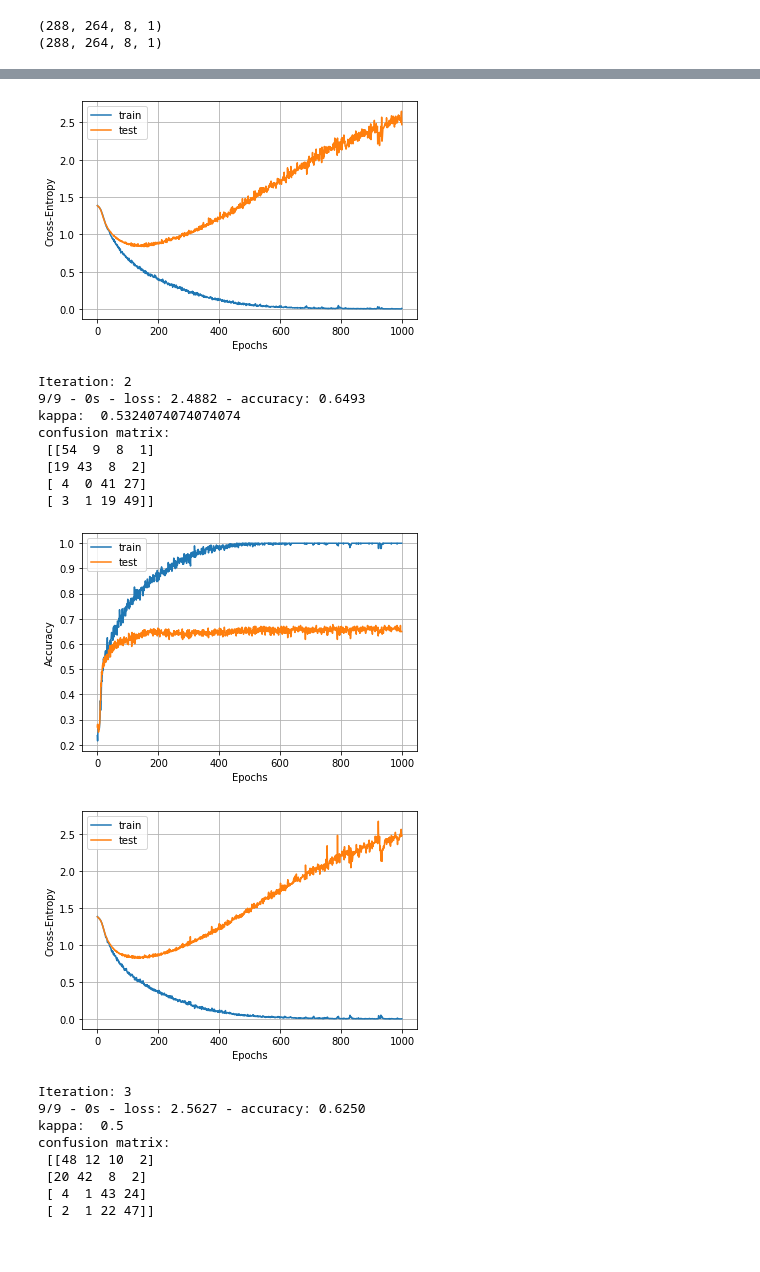
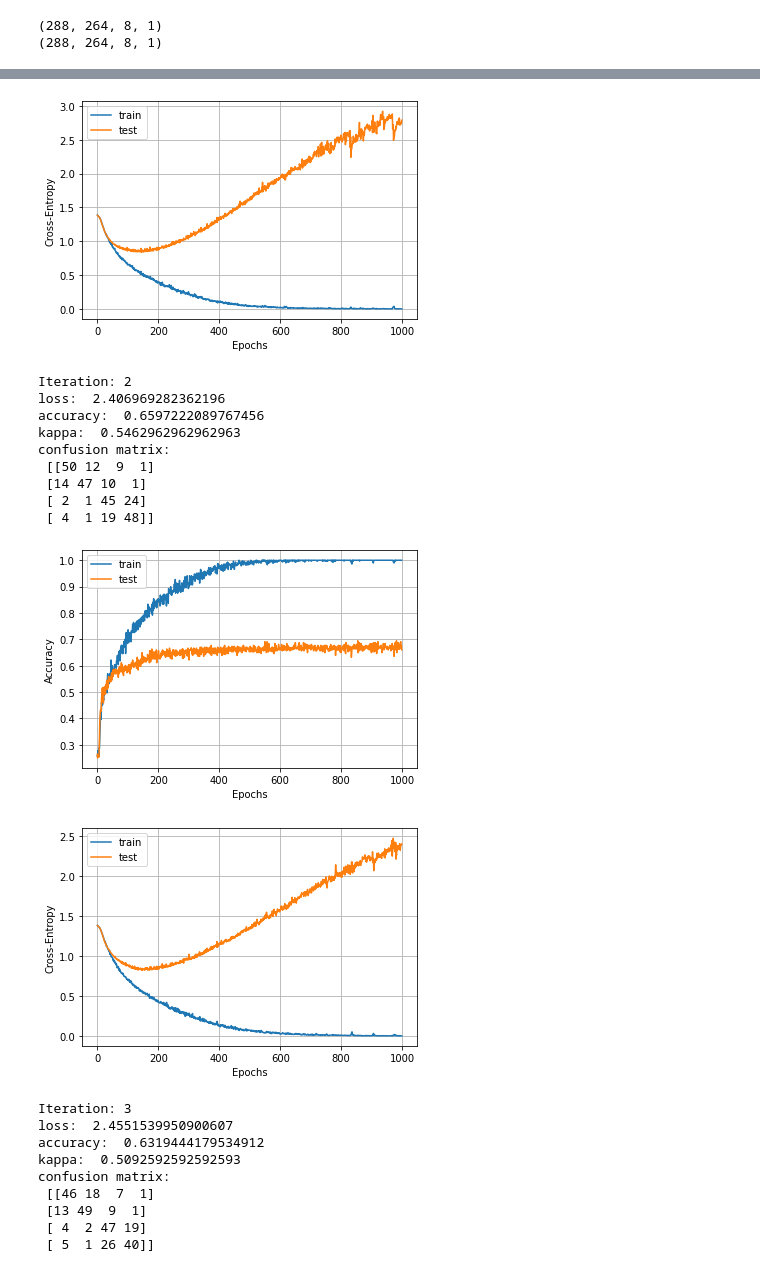
Before and after one commit to EdgarMoyete/Deep-Learning-BCI-IV-2a, a Jupyter notebook: Espectros-STFT/STFT3D-CNN2D-V-Resize.ipynb, the cells around one changed output, grey strips where cells are left out. Saved outputs shown, nothing was run; the diff lists cells and outputs as text; code cells hidden in the pictures.

```diff
--- a/Espectros-STFT/STFT3D-CNN2D-V-Resize.ipynb
+++ b/Espectros-STFT/STFT3D-CNN2D-V-Resize.ipynb
@@ -150,6 +168,24 @@ def CNN_2D():
                 loss = 'sparse_categorical_crossentropy',
                 metrics = ['accuracy'])
   return model
+# %%
+'''def CNN_2D_BN():
+  model = Sequential()
+  model.add(Conv2D(8, (3,3), padding='same', input_shape=x_train.shape[1:]))
+  model.add(BatchNormalization())
+  model.add(Activation('relu'))
+  model.add(MaxPool2D((2,2)))
+  model.add(Flatten())
+  model.add(Dense(64))
+  model.add(BatchNormalization())
+  model.add(Activation('relu'))
+  model.add(Dense(n_classes, activation='softmax'))
+
+  optimizer = Adam(lr=1e-4)
+  model.compile(optimizer = optimizer,
+                loss = 'sparse_categorical_crossentropy',
+                metrics = ['accuracy'])
+  return model'''
 # %%
 array_loss = []
 array_acc = []
@@ -162,9 +198,11 @@ for i in range(5):
   history = model.fit(x_train, y_train, epochs=1000, batch_size=18,
                       validation_data=(x_test, y_test), verbose=0)
 
-  test_loss, test_acc = model.evaluate(x_test, y_test, verbose=2)
+  test_loss, test_acc = model.evaluate(x_test, y_test, verbose=0)
   array_loss.append(test_loss)
+  print("loss: ", test_loss)
   array_acc.append(test_acc)
+  print("accuracy: ", test_acc)
 
   probabilidades = model.predict(x_test)
   y_pred = np.argmax(probabilidades, 1) #1=fila
@@ -209,19 +248,21 @@ confusion matrix:
-[figure, old version]
+[figure, new version]
 Iteration: 2
-9/9 - 0s - loss: 2.4882 - accuracy: 0.6493
-kappa:  0.5324074074074074
+loss:  2.406969282362196
+accuracy:  0.6597222089767456
+kappa:  0.5462962962962963
 confusion matrix:
- [[54  9  8  1]
- [19 43  8  2]
- [ 4  0 41 27]
- [ 3  1 19 49]]
+ [[50 12  9  1]
+ [14 47 10  1]
+ [ 2  1 45 24]
+ [ 4  1 19 48]]
-[figure, old version]
+[figure, new version]
-[figure, old version]
+[figure, new version]
 Iteration: 3
-9/9 - 0s - loss: 2.5627 - accuracy: 0.6250
-kappa:  0.5
+loss:  2.4551539950900607
+accuracy:  0.6319444179534912
+kappa:  0.5092592592592593
 confusion matrix:
- [[48 12 10  2]
- [20 42  8  2]
- [ 4  1 43 24]
- [ 2  1 22 47]]
+ [[46 18  7  1]
+ [13 49  9  1]
+ [ 4  2 47 19]
+ [ 5  1 26 40]]
```
Also changed, not shown: parts of 9 cells of this notebook, 2 other files.
